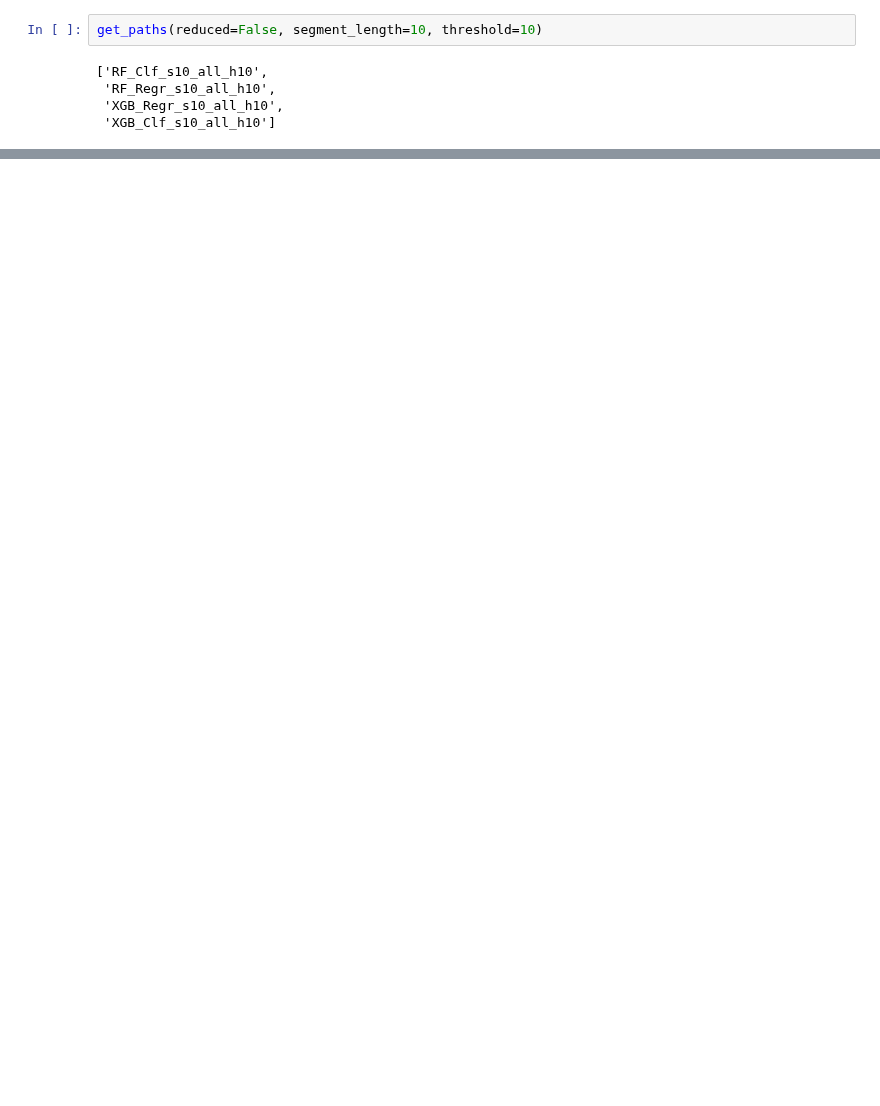
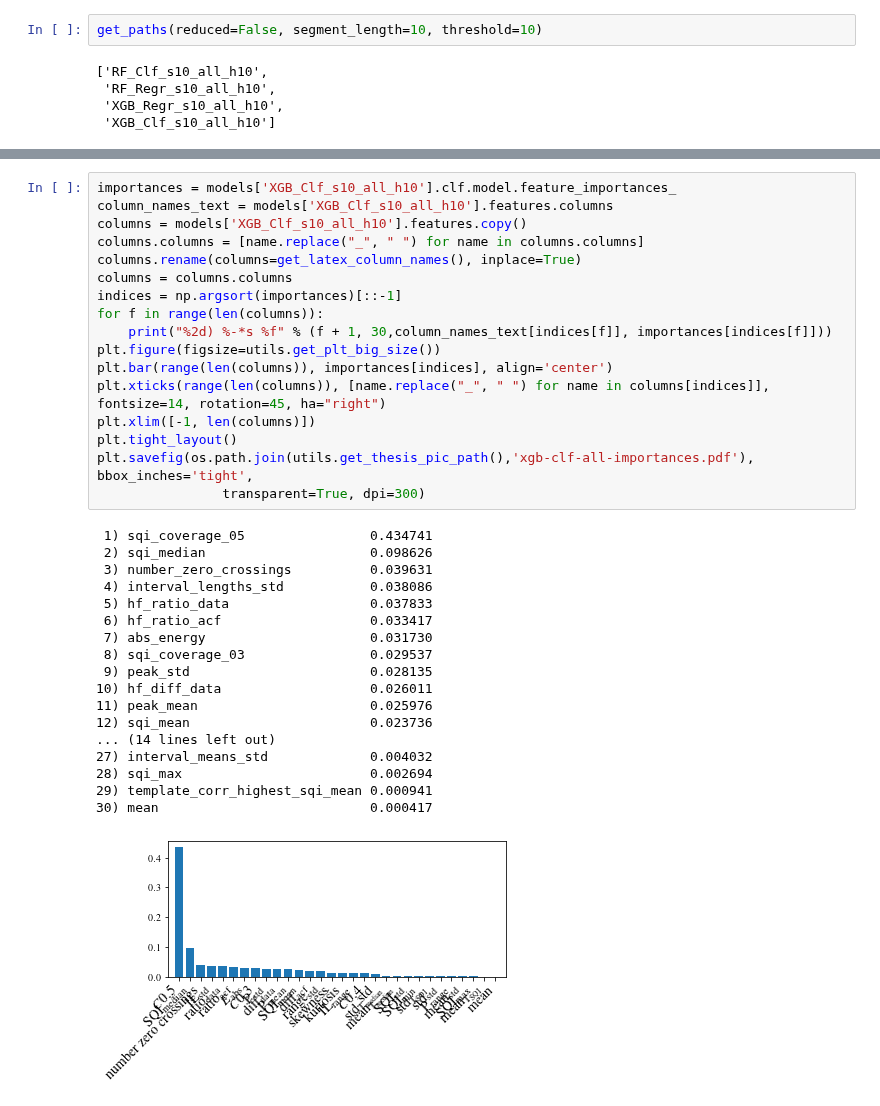
Before and after one commit to Zianor/Bachelorarbeit, a Jupyter notebook: Implementation/src/notebooks/model_tests_s10_h10.ipynb, the cells around one changed output, grey strips where cells are left out. Saved outputs shown, nothing was run; the diff lists cells and outputs as text; blank space fills up the shorter version.

```diff
--- a/Implementation/src/notebooks/model_tests_s10_h10.ipynb
+++ b/Implementation/src/notebooks/model_tests_s10_h10.ipynb
@@ -141,0 +260,36 @@ MAE insgesamt:  21.85
+# %%
+importances = models['XGB_Clf_s10_all_h10'].clf.model.feature_importances_
+column_names_text = models['XGB_Clf_s10_all_h10'].features.columns
+columns = models['XGB_Clf_s10_all_h10'].features.copy()
+columns.columns = [name.replace("_", " ") for name in columns.columns]
+columns.rename(columns=get_latex_column_names(), inplace=True)
+columns = columns.columns
+indices = np.argsort(importances)[::-1]
+for f in range(len(columns)):
+    print("%2d) %-*s %f" % (f + 1, 30,column_names_text[indices[f]], importances[indices[f]]))
+plt.figure(figsize=utils.get_plt_big_size())
+plt.bar(range(len(columns)), importances[indices], align='center')
+plt.xticks(range(len(columns)), [name.replace("_", " ") for name in columns[indices]], fontsize=14, rotation=45, ha="right")
+plt.xlim([-1, len(columns)])
+plt.tight_layout()
+plt.savefig(os.path.join(utils.get_thesis_pic_path(),'xgb-clf-all-importances.pdf'), bbox_inches='tight',
+                transparent=True, dpi=300)
+# %% [output]
+ 1) sqi_coverage_05                0.434741
+ 2) sqi_median                     0.098626
+ 3) number_zero_crossings          0.039631
+ 4) interval_lengths_std           0.038086
+ 5) hf_ratio_data                  0.037833
+ 6) hf_ratio_acf                   0.033417
+ 7) abs_energy                     0.031730
+ 8) sqi_coverage_03                0.029537
+ 9) peak_std                       0.028135
+10) hf_diff_data                   0.026011
+11) peak_mean                      0.025976
+12) sqi_mean                       0.023736
+... (14 lines left out)
+27) interval_means_std             0.004032
+28) sqi_max                        0.002694
+29) template_corr_highest_sqi_mean 0.000941
+30) mean                           0.000417
+[figure, added]
```
Also changed, not shown: parts of 12 cells of this notebook.
